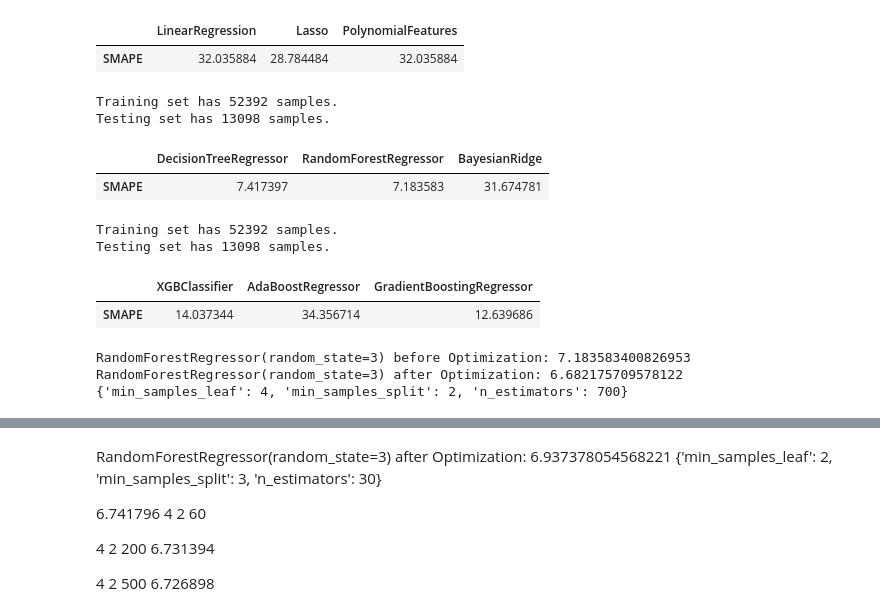
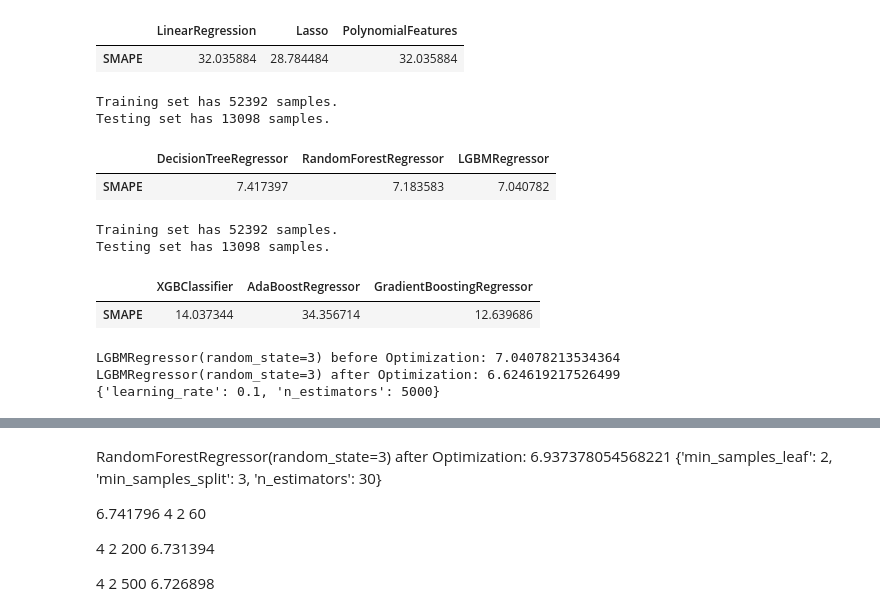
Before and after one commit to Bahaakhalled/Tabular-Playground-Series---Sep-2022, a Jupyter notebook: Tabular_Playground_Submission.ipynb, the cells around one changed output, grey strips where cells are left out. Saved outputs shown, nothing was run; the diff lists cells and outputs as text; code cells hidden in the pictures.

```diff
--- a/Tabular_Playground_Submission.ipynb
+++ b/Tabular_Playground_Submission.ipynb
@@ -243,12 +244,12 @@ Testing set has 13098 samples.
 |  | LinearRegression | Lasso | PolynomialFeatures |
 | SMAPE | 32.035884 | 28.784484 | 32.035884 |
 # %%
-predictmodels(DecisionTreeRegressor(random_state=3),RandomForestRegressor(random_state=3),linear_model.BayesianRidge(),X,y)
+predictmodels(DecisionTreeRegressor(random_state=3),RandomForestRegressor(random_state=3),LGBMRegressor(random_state=3),X,y)
 # %% [output]
 Training set has 52392 samples.
 Testing set has 13098 samples.
-|  | DecisionTreeRegressor | RandomForestRegressor | BayesianRidge |
-| SMAPE | 7.417397 | 7.183583 | 31.674781 |
+|  | DecisionTreeRegressor | RandomForestRegressor | LGBMRegressor |
+| SMAPE | 7.417397 | 7.183583 | 7.040782 |
 # %%
 import xgboost as xgb
 from sklearn.ensemble import AdaBoostRegressor
@@ -283,11 +284,11 @@ def Gridsrch(clf,X,y):
   print(grid_fit.best_params_)
   return grid_fit
 # %%
-grid_fit=Gridsrch(RandomForestRegressor(random_state=3),X,y)
+grid_fit=Gridsrch(LGBMRegressor(random_state=3),X,y)
 # %% [output]
-RandomForestRegressor(random_state=3) before Optimization: 7.183583400826953
-RandomForestRegressor(random_state=3) after Optimization: 6.682175709578122
-{'min_samples_leaf': 4, 'min_samples_split': 2, 'n_estimators': 700}
+LGBMRegressor(random_state=3) before Optimization: 7.04078213534364
+LGBMRegressor(random_state=3) after Optimization: 6.624619217526499
+{'learning_rate': 0.1, 'n_estimators': 5000}
 # %%
 grid_fit.best_params_
 # %% [output]
```
Also changed, not shown: parts of 9 cells of this notebook.
